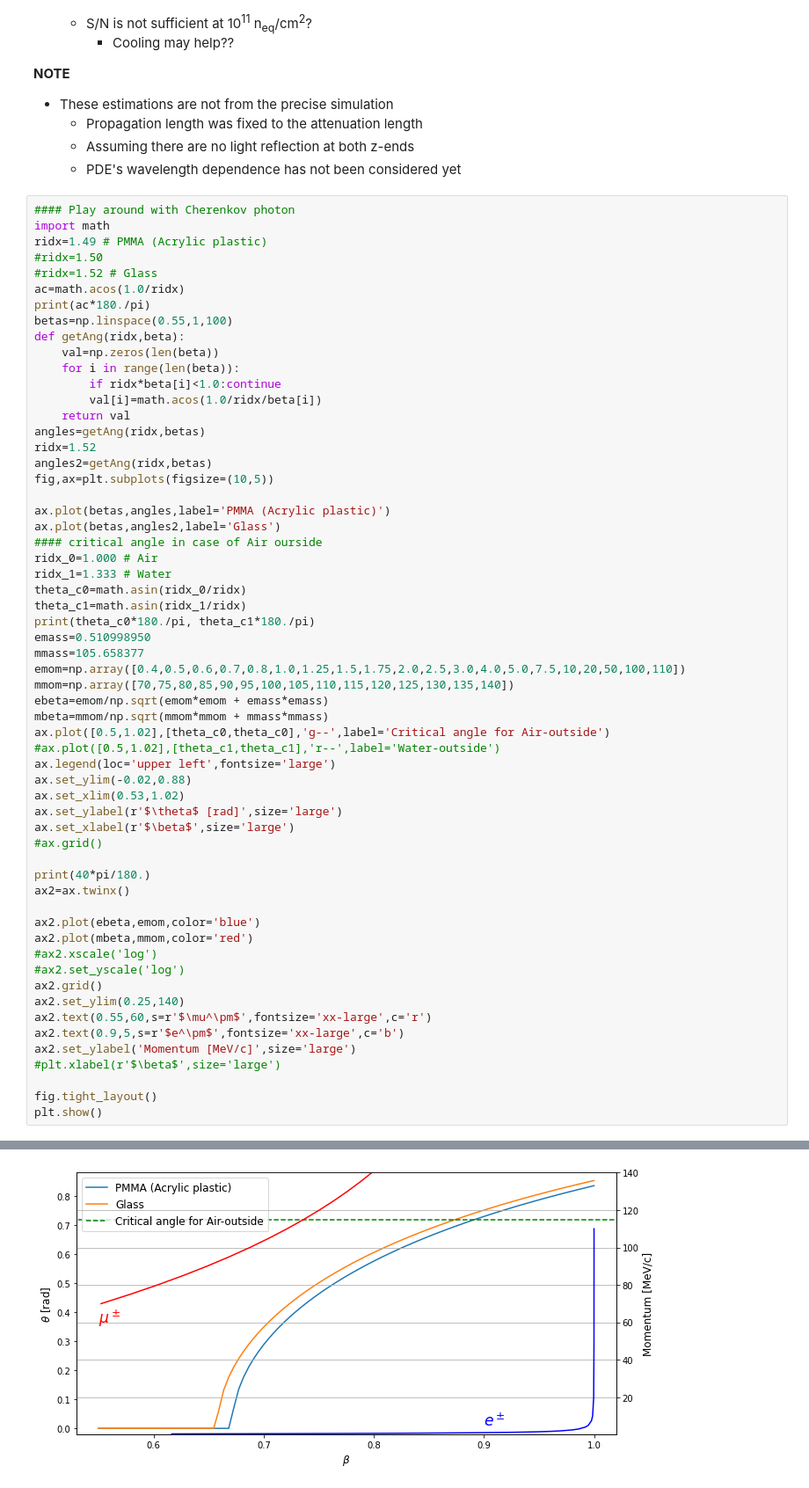
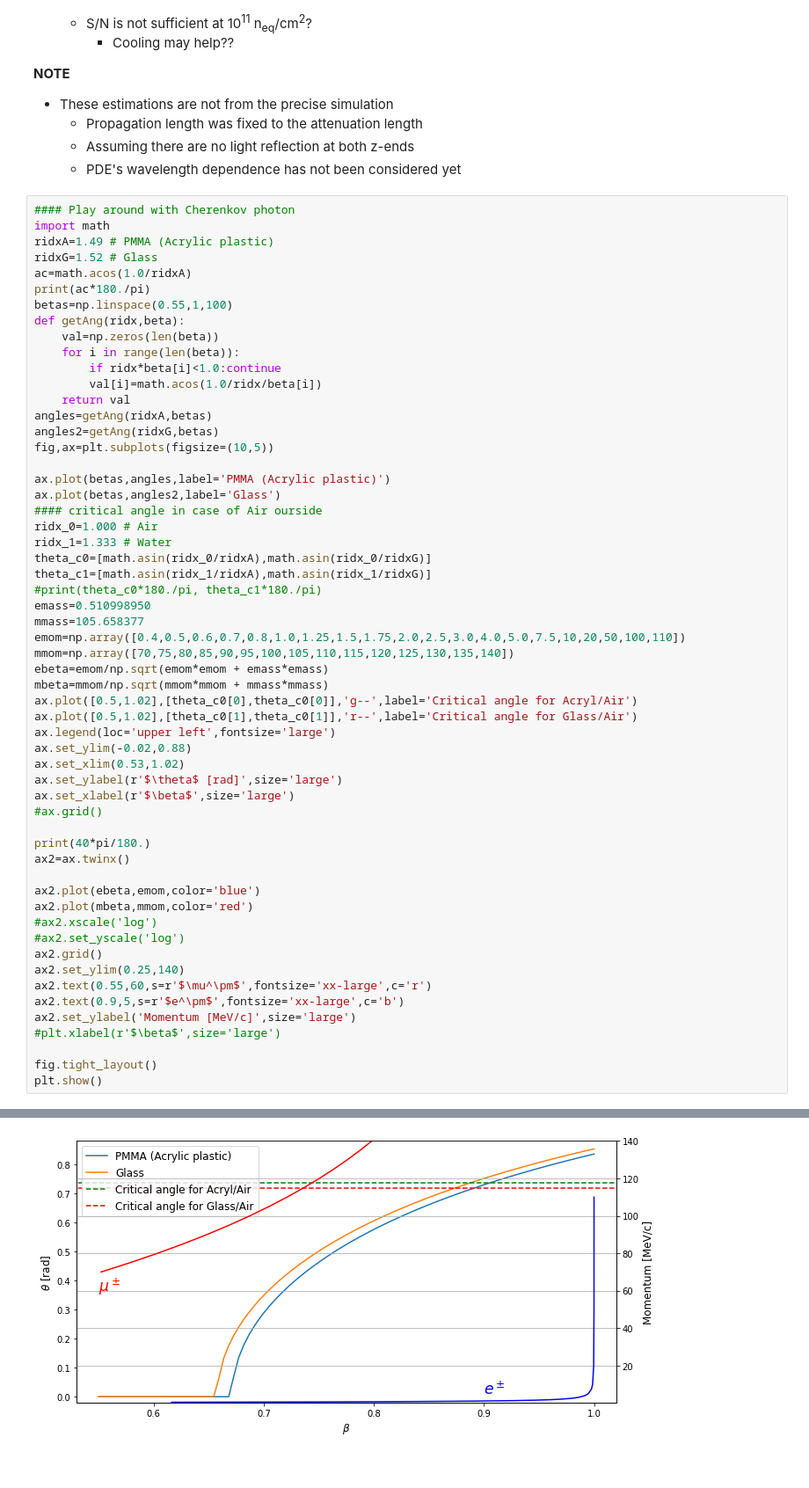
Before and after one commit to yfujii02/work4comet, a Jupyter notebook: SimpleLightPropagationAnalysis.ipynb, the cells around one changed output, grey strips where cells are left out. Shown at 88% size. Saved outputs shown, nothing was run; the diff lists cells and outputs as text.

```diff
--- a/SimpleLightPropagationAnalysis.ipynb
+++ b/SimpleLightPropagationAnalysis.ipynb
@@ -372,10 +372,9 @@ Summary
 # %%
 #### Play around with Cherenkov photon
 import math
-ridx=1.49 # PMMA (Acrylic plastic)
-#ridx=1.50
-#ridx=1.52 # Glass
-ac=math.acos(1.0/ridx)
+ridxA=1.49 # PMMA (Acrylic plastic)
+ridxG=1.52 # Glass
+ac=math.acos(1.0/ridxA)
 print(ac*180./pi)
 betas=np.linspace(0.55,1,100)
 def getAng(ridx,beta):
@@ -384,9 +383,8 @@ def getAng(ridx,beta):
         if ridx*beta[i]<1.0:continue
         val[i]=math.acos(1.0/ridx/beta[i])
     return val
-angles=getAng(ridx,betas)
-ridx=1.52
-angles2=getAng(ridx,betas)
+angles=getAng(ridxA,betas)
+angles2=getAng(ridxG,betas)
 fig,ax=plt.subplots(figsize=(10,5))
 
 ax.plot(betas,angles,label='PMMA (Acrylic plastic)')
@@ -394,17 +392,17 @@ ax.plot(betas,angles2,label='Glass')
 #### critical angle in case of Air ourside
 ridx_0=1.000 # Air
 ridx_1=1.333 # Water
-theta_c0=math.asin(ridx_0/ridx)
-theta_c1=math.asin(ridx_1/ridx)
-print(theta_c0*180./pi, theta_c1*180./pi)
+theta_c0=[math.asin(ridx_0/ridxA),math.asin(ridx_0/ridxG)]
+theta_c1=[math.asin(ridx_1/ridxA),math.asin(ridx_1/ridxG)]
+#print(theta_c0*180./pi, theta_c1*180./pi)
 emass=0.510998950
 mmass=105.658377
 emom=np.array([0.4,0.5,0.6,0.7,0.8,1.0,1.25,1.5,1.75,2.0,2.5,3.0,4.0,5.0,7.5,10,20,50,100,110])
 mmom=np.array([70,75,80,85,90,95,100,105,110,115,120,125,130,135,140])
 ebeta=emom/np.sqrt(emom*emom + emass*emass)
 mbeta=mmom/np.sqrt(mmom*mmom + mmass*mmass)
-ax.plot([0.5,1.02],[theta_c0,theta_c0],'g--',label='Critical angle for Air-outside')
-#ax.plot([0.5,1.02],[theta_c1,theta_c1],'r--',label='Water-outside')
+ax.plot([0.5,1.02],[theta_c0[0],theta_c0[0]],'g--',label='Critical angle for Acryl/Air')
+ax.plot([0.5,1.02],[theta_c0[1],theta_c0[1]],'r--',label='Critical angle for Glass/Air')
 ax.legend(loc='upper left',fontsize='large')
 ax.set_ylim(-0.02,0.88)
 ax.set_xlim(0.53,1.02)
@@ -434,2 +431,2 @@ plt.show()
 0.6981317007977318
-[figure, old version]
+[figure, new version]
```
Also changed, not shown: parts of 1 cell of this notebook.
